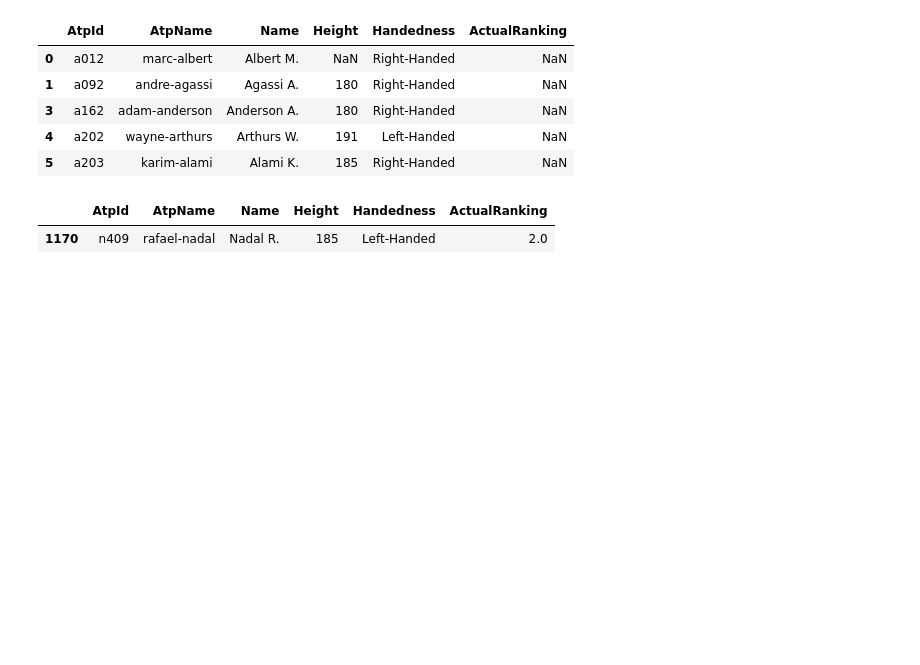
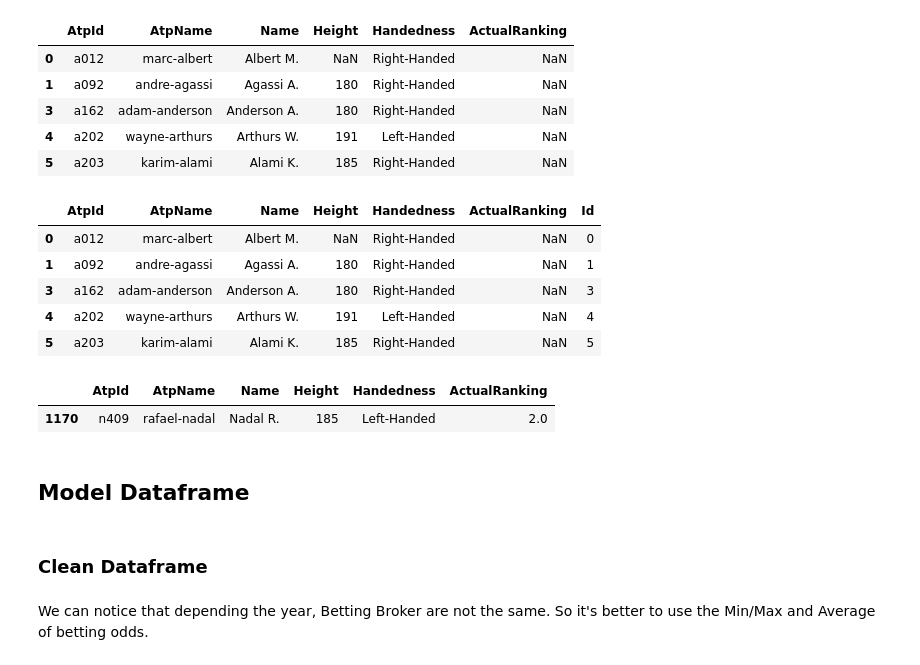
Before and after one commit to pmecchia/atp_matches, a Jupyter notebook: Clean Notebook.ipynb, the cells around one changed output. Drawn from its saved outputs; the diff is of its cells as text; code cells hidden in the pictures; blank space fills up the shorter version.

```diff
--- a/Clean Notebook.ipynb
+++ b/Clean Notebook.ipynb
@@ -67,6 +56,7 @@ def checkName(Name):
         Name=Name
     return Name
 # %%
+df_betting_players=pd.DataFrame()
 #Keep same syntax for player Name in order to have an unique ID for each player
-df_betting["Winner"]=df_betting["Winner"].apply(lambda x: checkName(x))
-df_betting["Loser"]=df_betting["Loser"].apply(lambda x: checkName(x))
+df_betting_players["Winner"]=df_betting["Winner"].apply(lambda x: checkName(x))
+df_betting_players["Loser"]=df_betting["Loser"].apply(lambda x: checkName(x))
@@ -140,7 +127,7 @@ print(df_players.shape)
 # %% [markdown]
 ### Select only commun players
 # %%
-df_players=df_players[df_players["Name"].isin(df_betting['Winner'])| df_players["Name"].isin(df_betting['Loser'])]
+df_players=df_players[df_players["Name"].isin(df_betting_players['Winner'])| df_players["Name"].isin(df_betting_players['Loser'])]
 # %%
 print(df_players.shape)
 # %% [output]
@@ -307,10 +294,27 @@ df_total_players.head()
 | 3 | a162 | adam-anderson | Anderson A. | 180 | Right-Handed | NaN |
 | 4 | a202 | wayne-arthurs | Arthurs W. | 191 | Left-Handed | NaN |
 | 5 | a203 | karim-alami | Alami K. | 185 | Right-Handed | NaN |
+# %%
+df_total_players['Id']=df_total_players.index
 # %%
 df_copy=df_total_players.copy()
+# %%
+df_total_players.head()
+# %% [output]
+|  | AtpId | AtpName | Name | Height | Handedness | ActualRanking | Id |
+| 0 | a012 | marc-albert | Albert M. | NaN | Right-Handed | NaN | 0 |
+| 1 | a092 | andre-agassi | Agassi A. | 180 | Right-Handed | NaN | 1 |
+| 3 | a162 | adam-anderson | Anderson A. | 180 | Right-Handed | NaN | 3 |
+| 4 | a202 | wayne-arthurs | Arthurs W. | 191 | Left-Handed | NaN | 4 |
+| 5 | a203 | karim-alami | Alami K. | 185 | Right-Handed | NaN | 5 |
 # %%
 df_total_players[df_total_players["Name"]=="Nadal R."]
 # %% [output]
 |  | AtpId | AtpName | Name | Height | Handedness | ActualRanking |
 | 1170 | n409 | rafael-nadal | Nadal R. | 185 | Left-Handed | 2.0 |
+# %% [markdown]
+## Model Dataframe
+# %% [markdown]
+### Clean Dataframe
+# %% [markdown]
+We can notice that depending the year, Betting Broker are not the same. So it's better to use the Min/Max and Average of betting odds.
```
Also changed, not shown: parts of 21 cells of this notebook.
